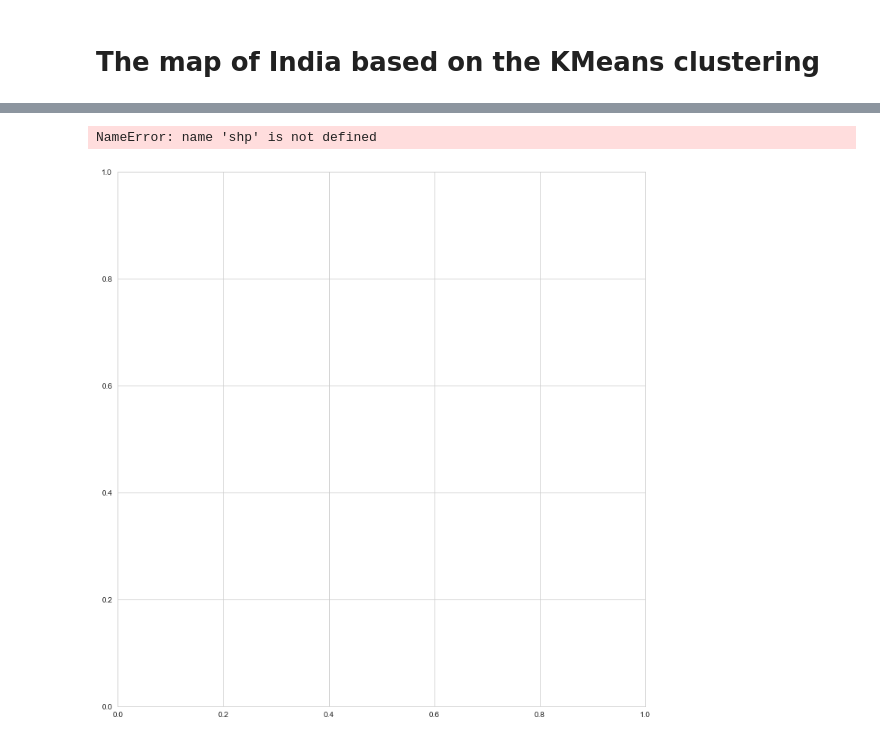
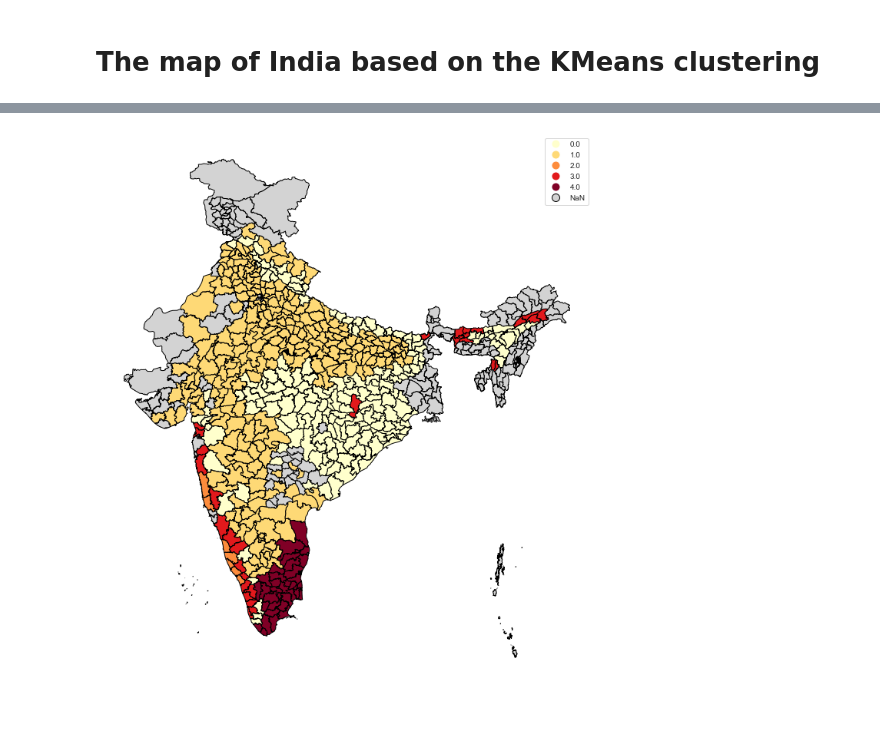
Before and after one commit to akshaysuresh1/may22-barrel, a Jupyter notebook: KMeans analysis of the data/KMeans analysis.ipynb, the cells around one changed output, grey strips where cells are left out. Saved outputs shown, nothing was run; the diff lists cells and outputs as text; code cells hidden in the pictures.

Commit message:
Modified the KMean clustering, added a map chart

```diff
--- a/KMeans analysis of the data/KMeans analysis.ipynb
+++ b/KMeans analysis of the data/KMeans analysis.ipynb
@@ -243,3 +263,3 @@ NameError: name 'shp' is not defined
 # %%
 for i in range(len(df)):
-    shp.loc[shp['distname']==df.iloc[i]['Dist Code'], 'cluster'] = int(df.iloc[i]['KM5_clusterN_(maxT_growth_maxT_harvest)'])
+    shp.loc[shp['distname']==df.iloc[i]['Dist Name'], 'KM5_clusterN_(maxT_growth_maxT_harvest)'] = int(df.iloc[i]['KM5_clusterN_(maxT_growth_maxT_harvest)'])
@@ -252,17 +275,18 @@ NameError: name 'shp' is not defined
 # %%
 fig, ax = plt.subplots(nrows=1, ncols=1, figsize=(10,10), constrained_layout=True)
 # Show full map including NaNs.
-shp.plot(ax=ax, column='cluster', edgecolor='black', cmap='YlOrRd', legend=False, categorical=True,
+shp.plot(ax=ax, column='KM5_clusterN_(maxT_growth_maxT_harvest)', edgecolor='black', cmap='YlOrRd', legend=True, categorical=True,
         missing_kwds={'color': 'lightgrey'})
-# Show map without NaNs.
+
 noNaNs = shp.dropna().copy()
-noNaNs.cluster = noNaNs.cluster.astype(int)
+noNaNs.cluster = noNaNs['KM5_clusterN_(maxT_growth_maxT_harvest)'].astype(int)
 legend_kwds =  dict(loc='upper right', fontsize=14)
-noNaNs.plot(ax=ax, column='cluster', edgecolor='black', cmap='YlOrRd', legend=True, categorical=True,
-                  legend_kwds=legend_kwds)
+#noNaNs.plot(ax=ax, column='KM5_clusterN_(maxT_growth_maxT_harvest)', edgecolor='black',
+ #          cmap='YlOrRd', legend=True, categorical=True,
+ #                 legend_kwds=legend_kwds)
+
 # Hide axes.
 ax.set_axis_off()
 plt.show()
 # %% [output]
-NameError: name 'shp' is not defined
-[figure, old version]
+[figure, new version]
```
Also changed, not shown: parts of 15 cells of this notebook, 4 other files.
